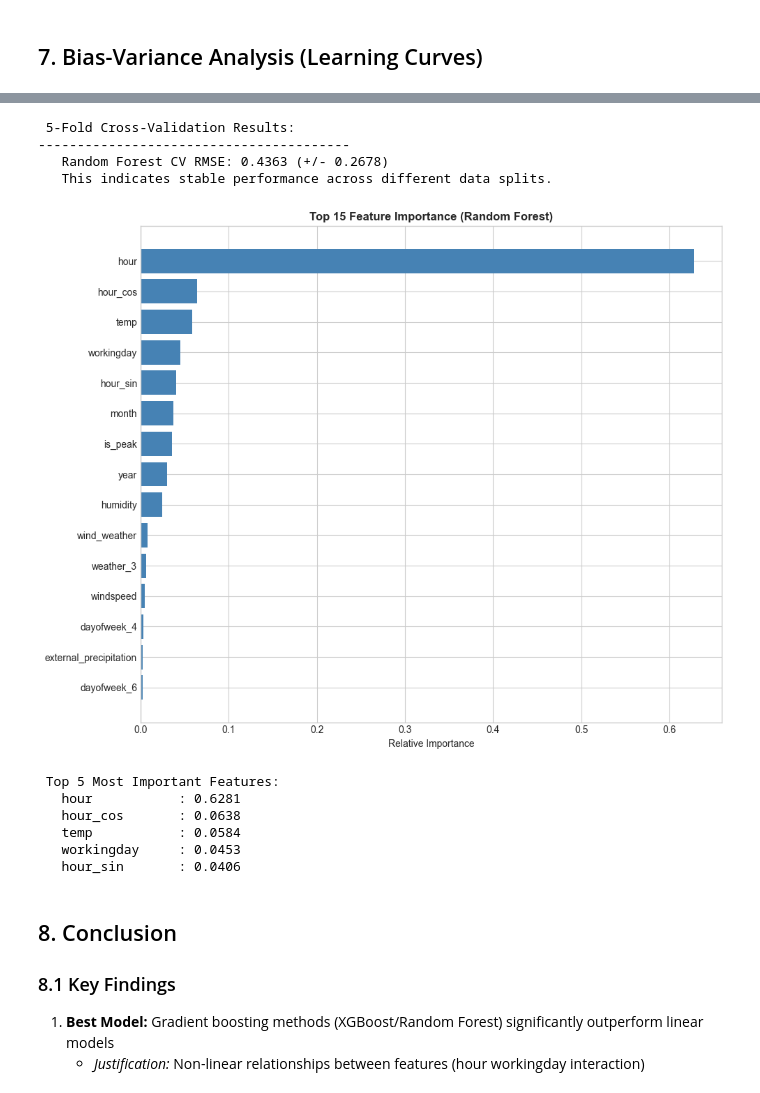
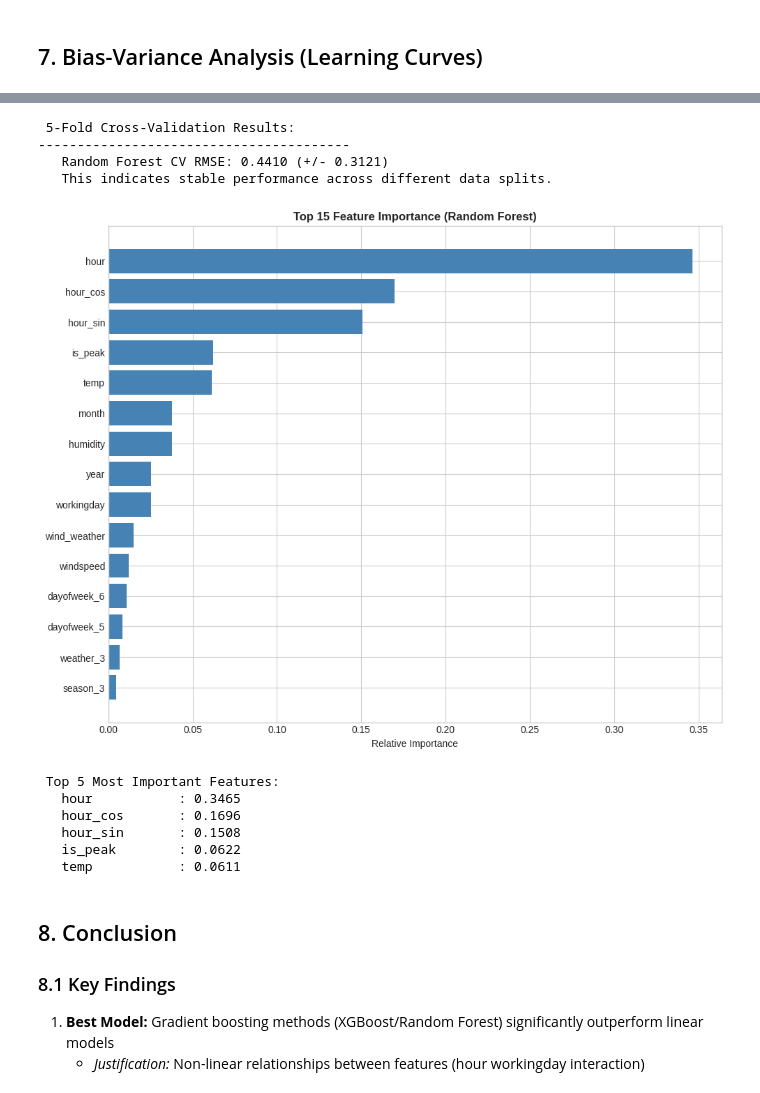
Before and after one commit to Chin-Wee/Bike-Sharing-Demand-Kaggle, a Jupyter notebook: Report.ipynb, the cells around one changed output, grey strips where cells are left out. Cells and saved outputs as stored; diff of their text form; code cells hidden in the pictures.

```diff
--- a/Report.ipynb
+++ b/Report.ipynb
@@ -284,10 +284,3 @@ print("   H5:  CONFIRMED - 2012 shows higher demand than 2011")
    H3:  CONFIRMED - Rush hour peaks at 8AM and 5-6PM on working days
    H4:  CONFIRMED - Fall has highest demand, Spring lowest
    H5:  CONFIRMED - 2012 shows higher demand than 2011
-# %%
-# FEATURE ENGINEERING: One-Hot Encoding
-train_augmented = pd.get_dummies(train_augmented, columns=['weather', 'season', 'dayofweek'],
-prefix=['weather', 'season', 'dayofweek'], dtype=int, drop_first=True)
-test_augmented = pd.get_dummies(test_augmented, columns=['weather', 'season', 'dayofweek'],
-prefix=['weather', 'season', 'dayofweek'], dtype=int, drop_first=True)
-train_augmented.head()
@@ -376,21 +400,31 @@ def evaluate(model, name):
     pred = np.expm1(model.predict(X_val))
     pred = np.maximum(0, pred)
     return rmsle(y_val_orig, pred)
+# %%
+# Update the models dictionary to use the best_params_ from the previous step
+models = {
+    'Ridge': Ridge(),
+    'Lasso': Lasso(),
+    'Random Forest': RandomForestRegressor(random_state=42, **best_rf_params),
+    'Gradient Boosting': GradientBoostingRegressor(random_state=42, **best_gb_params)
+}
+
+# Training loop
+results = {}
+for name, model in models.items():
+    results[name] = evaluate(model, name)
 # %%
 # MODEL COMPARISON & TUNING
 print("="*60)
 print(" MODEL COMPARISON (RMSLE - Lower is Better)")
 print("="*60)
 results = {}
-models = {}
 # 1. Optimized Random Forest
-rf = RandomForestRegressor(n_estimators=300, max_depth=20, max_features='sqrt', random_state=42, n_jobs=-1)
+rf = models['Random Forest']
 results['Random Forest'] = evaluate(rf, 'RF')
-models['RF'] = rf
 # 2. Optimized Gradient Boosting
-gb = GradientBoostingRegressor(n_estimators=500, learning_rate=0.05, max_depth=5, random_state=42)
+gb = models['Gradient Boosting']
 results['Gradient Boosting'] = evaluate(gb, 'GB')
-models['GB'] = gb
 # 3. Weighted Ensemble
 print("Training Weighted Ensemble (0.4 RF + 0.6 GB)...")
 rf.fit(X_train, y_train)
@@ -460,7 +494,7 @@ print("    More data continues to help  Model can benefit from augmentation")
 # CROSS-VALIDATION (More robust evaluation)
 print("\n 5-Fold Cross-Validation Results:")
 print("-" * 40)
-rf_model = RandomForestRegressor(n_estimators=200, max_depth=15, random_state=42, n_jobs=-1)
+rf_model = rf
 cv_scores = cross_val_score(rf_model, X, y_log, cv=5, scoring='neg_mean_squared_error')
 rmse_scores = np.sqrt(-cv_scores)
 print(f"   Random Forest CV RMSE: {rmse_scores.mean():.4f} (+/- {rmse_scores.std()*2:.4f})")
@@ -468,35 +502,35 @@ print(f"   This indicates stable performance across different data splits.")
 # %% [output]
  5-Fold Cross-Validation Results:
 ----------------------------------------
-   Random Forest CV RMSE: 0.4363 (+/- 0.2678)
+   Random Forest CV RMSE: 0.4410 (+/- 0.3121)
    This indicates stable performance across different data splits.
 # %%
 # FEATURE IMPORTANCE (Corrected)
 # Train random forest for feature importance visualization
-rf_final = RandomForestRegressor(n_estimators=200, max_depth=15, random_state=42, n_jobs=-1)
+rf_final = rf
 rf_final.fit(X, y_log)
 # Use X.columns instead of feature_cols to ensure matching length with OHE expansion
 importance = pd.DataFrame({
     'Feature': X.columns,
     'Importance': rf_final.feature_importances_
 }).sort_values('Importance', ascending=True)
 plt.figure(figsize=(10, 8))
 plt.barh(importance.tail(15)['Feature'], importance.tail(15)['Importance'], color='steelblue')
 plt.title('Top 15 Feature Importance (Random Forest)', fontweight='bold')
 plt.xlabel('Relative Importance')
 plt.tight_layout()
 plt.show()
 print("\n Top 5 Most Important Features:")
 for _, row in importance.tail(5).iloc[::-1].iterrows():
     print(f"   {row['Feature']:15s}: {row['Importance']:.4f}")
 # %% [output]
-[figure, old version]
+[figure, new version]
  Top 5 Most Important Features:
-   hour           : 0.6281
-   hour_cos       : 0.0638
-   temp           : 0.0584
-   workingday     : 0.0453
-   hour_sin       : 0.0406
+   hour           : 0.3465
+   hour_cos       : 0.1696
+   hour_sin       : 0.1508
+   is_peak        : 0.0622
+   temp           : 0.0611
 # %% [markdown]
 ## 8. Conclusion
 ### 8.1 Key Findings
```
Also changed, not shown: parts of 8 cells of this notebook, 1 other file.
